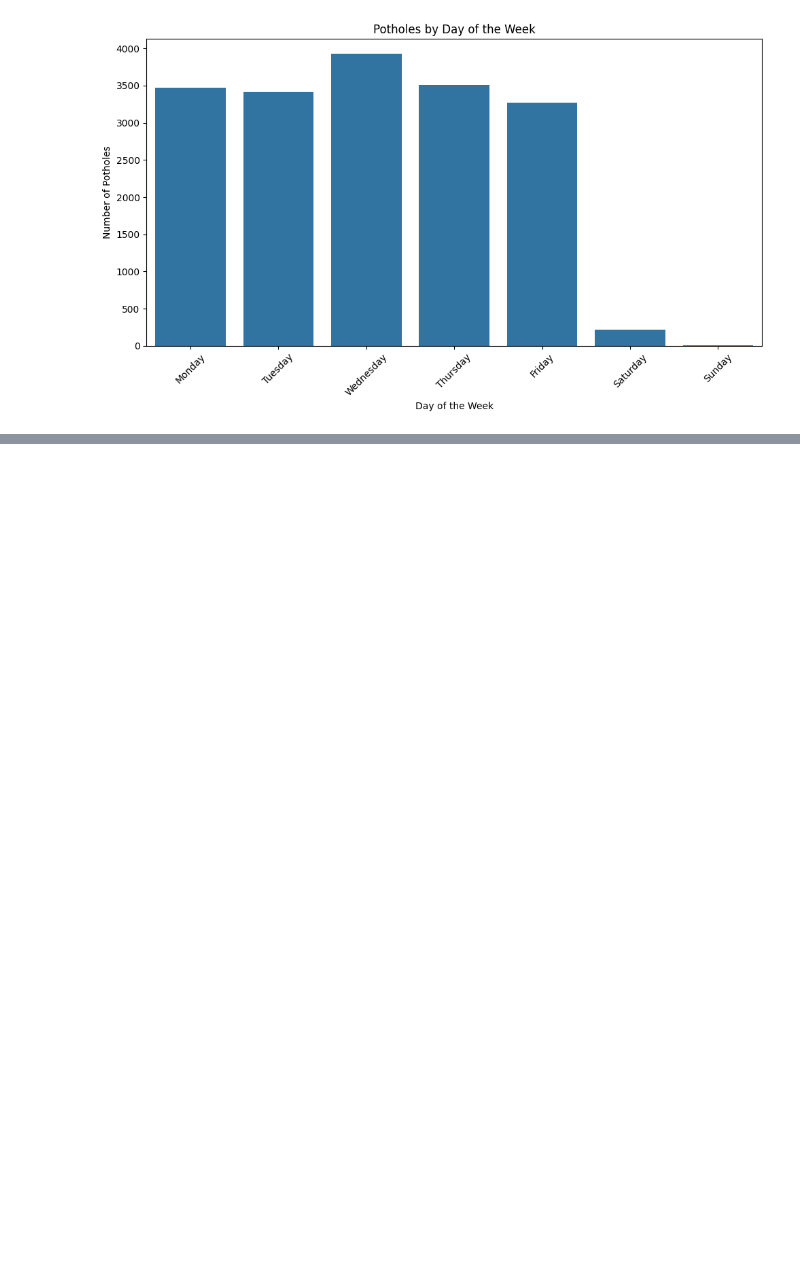
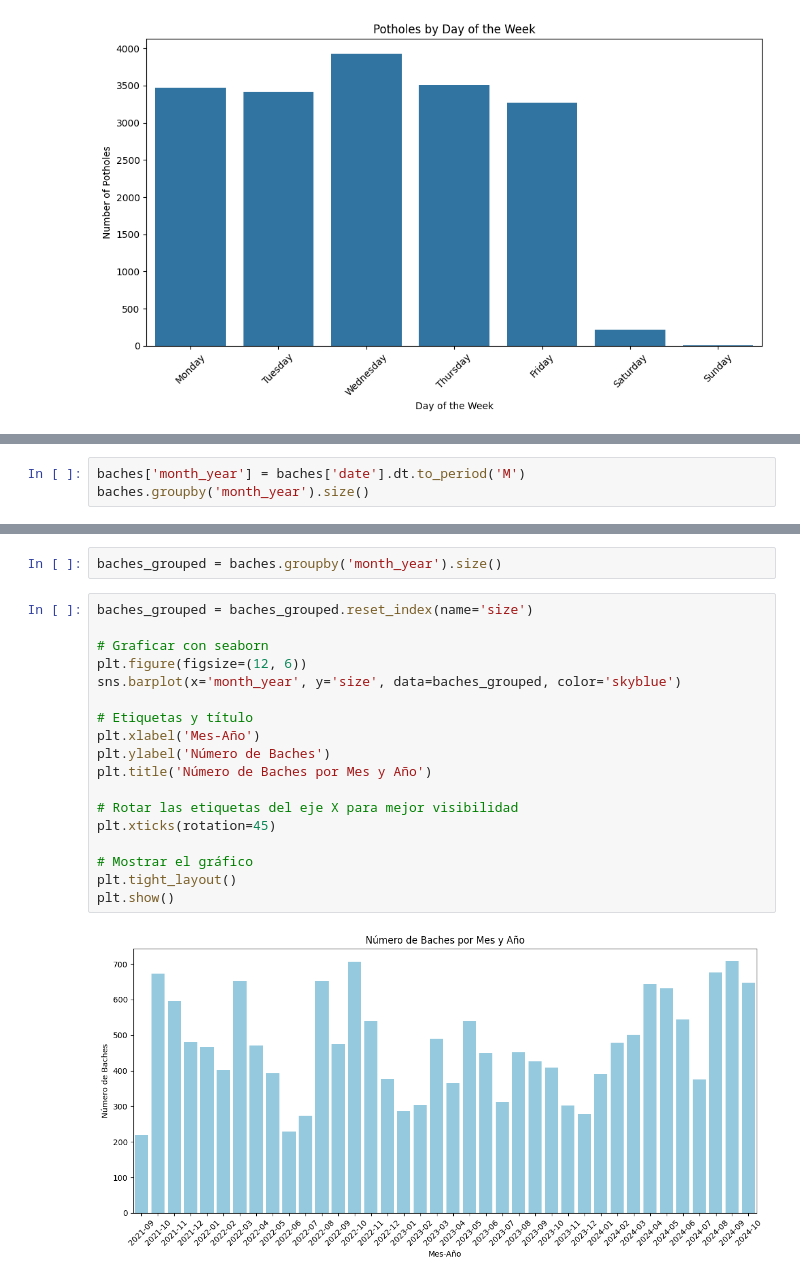
Before and after one commit to BSM-Analytics/proyecto-baches-hmo, a Jupyter notebook: notebooks/3.3_jmsd_an_exp_series_tiempo.ipynb, the cells around one changed output, grey strips where cells are left out. Cells and saved outputs as stored; diff of their text form; blank space fills up the shorter version.

```diff
--- a/notebooks/3.3_jmsd_an_exp_series_tiempo.ipynb
+++ b/notebooks/3.3_jmsd_an_exp_series_tiempo.ipynb
@@ -203,0 +223,3 @@ plt.show()
+# %%
+baches['month_year'] = baches['date'].dt.to_period('M')
+baches.groupby('month_year').size()
@@ -203,0 +244,22 @@ plt.show()
+# %%
+baches_grouped = baches.groupby('month_year').size()
+# %%
+baches_grouped = baches_grouped.reset_index(name='size')
+
+# Graficar con seaborn
+plt.figure(figsize=(12, 6))
+sns.barplot(x='month_year', y='size', data=baches_grouped, color='skyblue')
+
+# Etiquetas y título
+plt.xlabel('Mes-Año')
+plt.ylabel('Número de Baches')
+plt.title('Número de Baches por Mes y Año')
+
+# Rotar las etiquetas del eje X para mejor visibilidad
+plt.xticks(rotation=45)
+
+# Mostrar el gráfico
+plt.tight_layout()
+plt.show()
+# %% [output]
+[figure, added]
```
Also changed, not shown: parts of 5 cells of this notebook.
